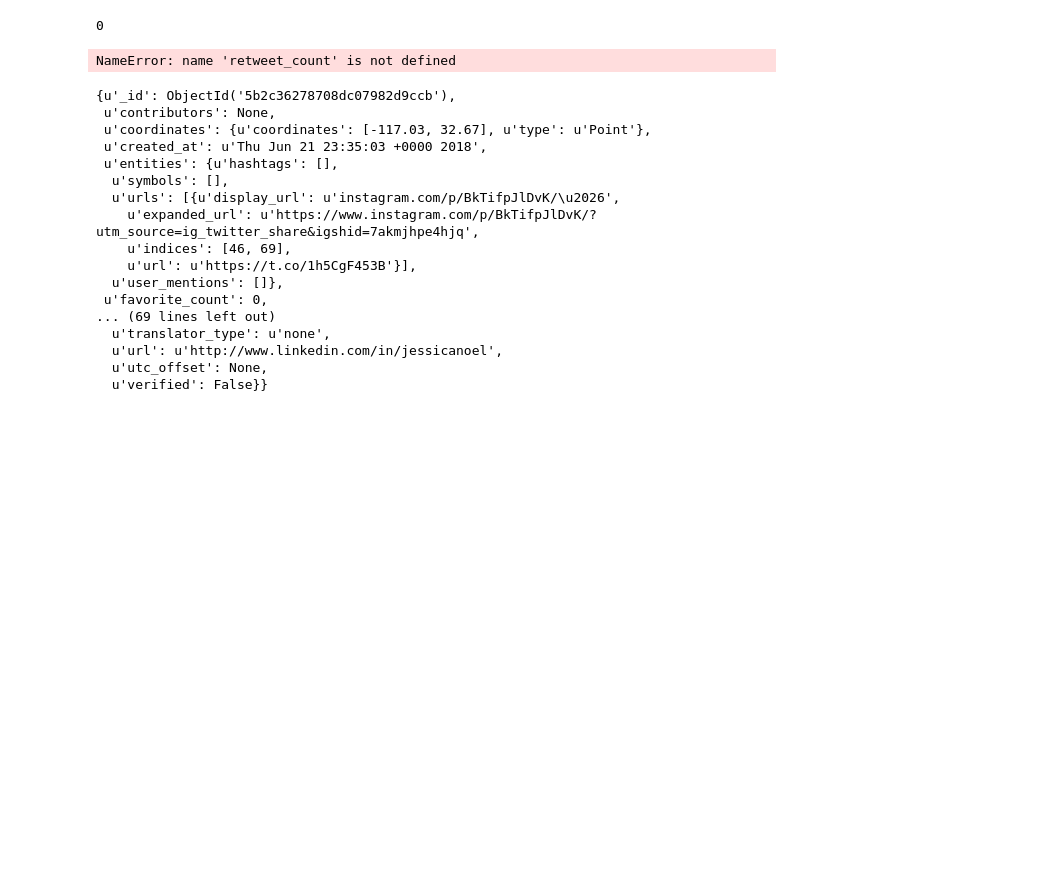
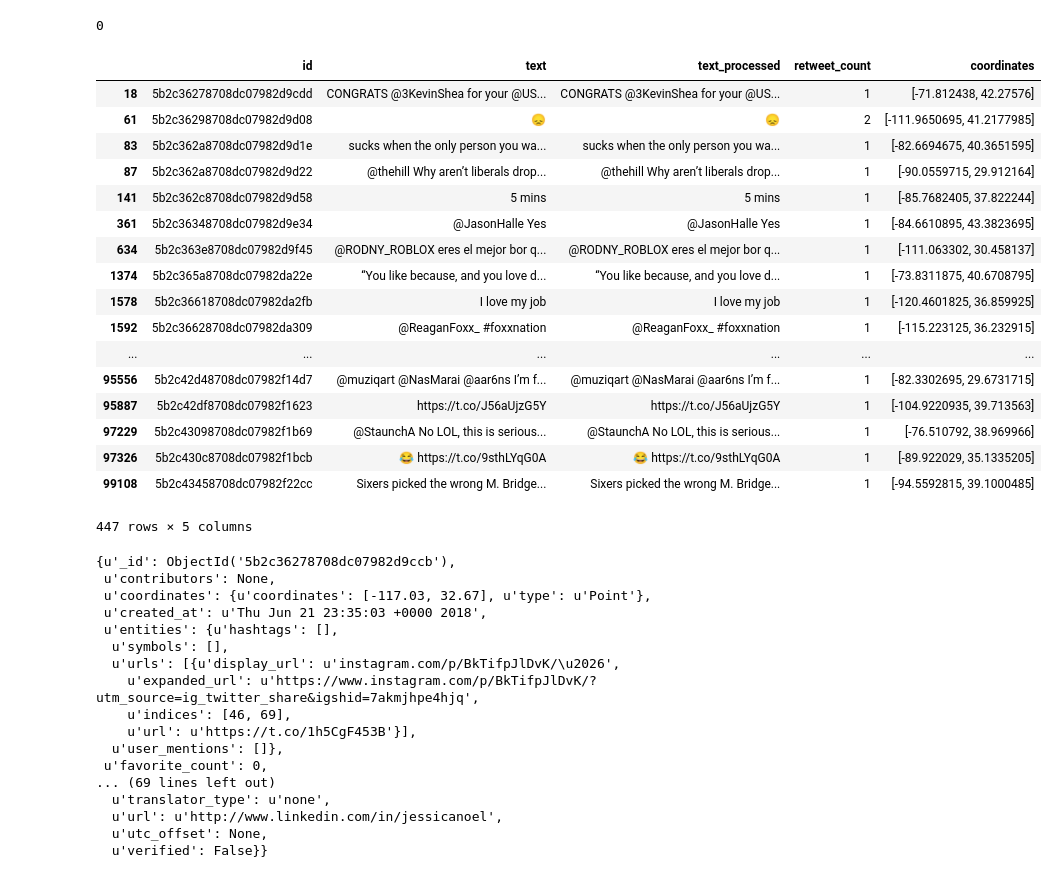
Before and after one commit to amirnasri/Data-Science, a Jupyter notebook: Twitter/twitter_visualization.ipynb, the cells around one changed output. Drawn from its saved outputs; the diff is of its cells as text; code cells hidden in the pictures; blank space fills up the shorter version.

```diff
--- a/Twitter/twitter_visualization.ipynb
+++ b/Twitter/twitter_visualization.ipynb
@@ -643,9 +643,26 @@ tweets_df = pd.DataFrame({'id': tweets_id,
                          })
 tweets_df = tweets_df[['id', 'text', 'text_processed', 'retweet_count', 'coordinates']]
 # %%
-tweets_df[tweets_df[retweet_count] > 0]
+tweets_df[tweets_df['retweet_count'] > 0]
 # %% [output]
+|  | id | text | text_processed | retweet_count | coordinates |
+| 18 | 5b2c36278708dc07982d9cdd | CONGRATS @3KevinShea for your @US... | CONGRATS @3KevinShea for your @US... | 1 | [-71.812438, 42.27576] |
+| 61 | 5b2c36298708dc07982d9d08 | 😞 | 😞 | 2 | [-111.9650695, 41.2177985] |
+| 83 | 5b2c362a8708dc07982d9d1e | sucks when the only person you wa... | sucks when the only person you wa... | 1 | [-82.6694675, 40.3651595] |
+| 87 | 5b2c362a8708dc07982d9d22 | @thehill Why aren’t liberals drop... | @thehill Why aren’t liberals drop... | 1 | [-90.0559715, 29.912164] |
+| 141 | 5b2c362c8708dc07982d9d58 | 5 mins | 5 mins | 1 | [-85.7682405, 37.822244] |
+| 361 | 5b2c36348708dc07982d9e34 | @JasonHalle Yes | @JasonHalle Yes | 1 | [-84.6610895, 43.3823695] |
+| 634 | 5b2c363e8708dc07982d9f45 | @RODNY_ROBLOX eres el mejor bor q... | @RODNY_ROBLOX eres el mejor bor q... | 1 | [-111.063302, 30.458137] |
+| 1374 | 5b2c365a8708dc07982da22e | “You like because, and you love d... | “You like because, and you love d... | 1 | [-73.8311875, 40.6708795] |
+| 1578 | 5b2c36618708dc07982da2fb | I love my job | I love my job | 1 | [-120.4601825, 36.859925] |
+| 1592 | 5b2c36628708dc07982da309 | @ReaganFoxx_ #foxxnation | @ReaganFoxx_ #foxxnation | 1 | [-115.223125, 36.232915] |
+| ... | ... | ... | ... | ... | ... |
+| 95556 | 5b2c42d48708dc07982f14d7 | @muziqart @NasMarai @aar6ns I’m f... | @muziqart @NasMarai @aar6ns I’m f... | 1 | [-82.3302695, 29.6731715] |
+| 95887 | 5b2c42df8708dc07982f1623 | https://t.co/J56aUjzG5Y | https://t.co/J56aUjzG5Y | 1 | [-104.9220935, 39.713563] |
+| 97229 | 5b2c43098708dc07982f1b69 | @StaunchA No LOL, this is serious... | @StaunchA No LOL, this is serious... | 1 | [-76.510792, 38.969966] |
+| 97326 | 5b2c430c8708dc07982f1bcb | 😂 https://t.co/9sthLYqG0A | 😂 https://t.co/9sthLYqG0A | 1 | [-89.922029, 35.1335205] |
+| 99108 | 5b2c43458708dc07982f22cc | Sixers picked the wrong M. Bridge... | Sixers picked the wrong M. Bridge... | 1 | [-94.5592815, 39.1000485] |
-NameError: name 'retweet_count' is not defined
+447 rows × 5 columns
 # %%
 for tw in tweets_collection.find():
 # %%
```
Also changed, not shown: 1 other file.
